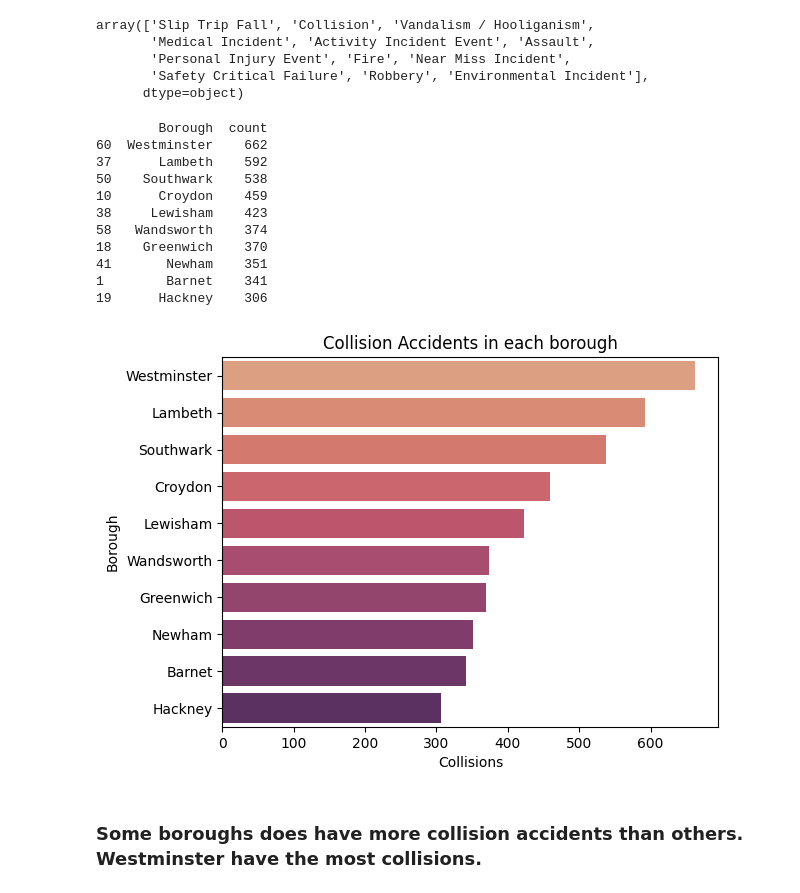
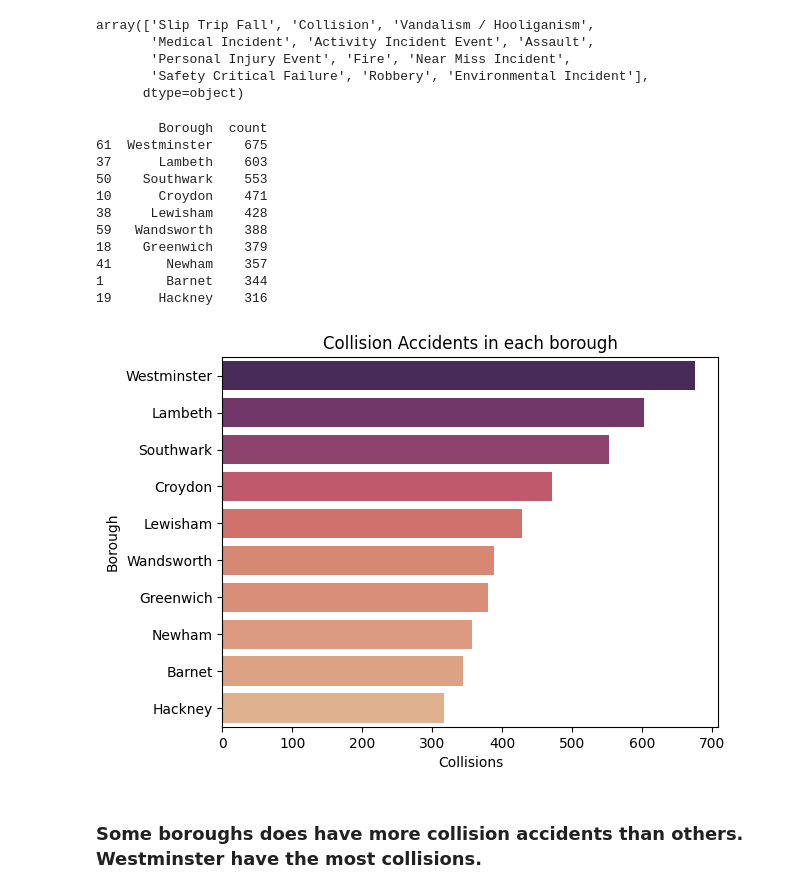
Before and after one commit to PancratiusV/London-Bus-Safety, a Jupyter notebook: London Bus Safety Performance.ipynb, the cells around one changed output. Cells and saved outputs as stored; diff of their text form; code cells hidden in the pictures.

Commit message:
Updated the data. Fixed images.

```diff
--- a/London Bus Safety Performance.ipynb
+++ b/London Bus Safety Performance.ipynb
@@ -6,7 +6,7 @@ import matplotlib.pyplot as plt
 # %% [markdown]
 # Reading in the data
 # %%
-df = pd.read_csv("injury-details-2024-q1.csv")
+df = pd.read_csv("injury-details-2024-q2.csv")
 df.head()
 # %% [output]
 |  | Date | Route | Operator | Borough | Garage | Incident type | Injury outcome | Victim category | Age | ... |
@@ -132,24 +132,24 @@ gp_collision = filter_df.groupby(['Borough'])['Date'].count().reset_index(name='
 print(gp_collision)
 # %% [output]
         Borough  count
-60  Westminster    662
-37      Lambeth    592
-50    Southwark    538
-10      Croydon    459
-38     Lewisham    423
-58   Wandsworth    374
-18    Greenwich    370
-41       Newham    351
-1        Barnet    341
-19      Hackney    306
+61  Westminster    675
+37      Lambeth    603
+50    Southwark    553
+10      Croydon    471
+38     Lewisham    428
+59   Wandsworth    388
+18    Greenwich    379
+41       Newham    357
+1        Barnet    344
+19      Hackney    316
 # %%
-sns.barplot(data=gp_collision,x='count',y='Borough',palette='flare',hue='Borough')
+sns.barplot(data=gp_collision,x='count',y='Borough',palette='flare',hue='count',legend=False)
 plt.title("Collision Accidents in each borough")
 plt.ylabel("Borough")
 plt.xlabel("Collisions")
-plt.savefig('Collision.png')
+plt.savefig('images/Collision.png',bbox_inches='tight')
 # %% [output]
-[figure, old version]
+[figure, new version]
 # %% [markdown]
 ### Some boroughs does have more collision accidents than others. Westminster have the most collisions.
 # %% [markdown]
```
Also changed, not shown: parts of 10 cells of this notebook, 5 other files.
